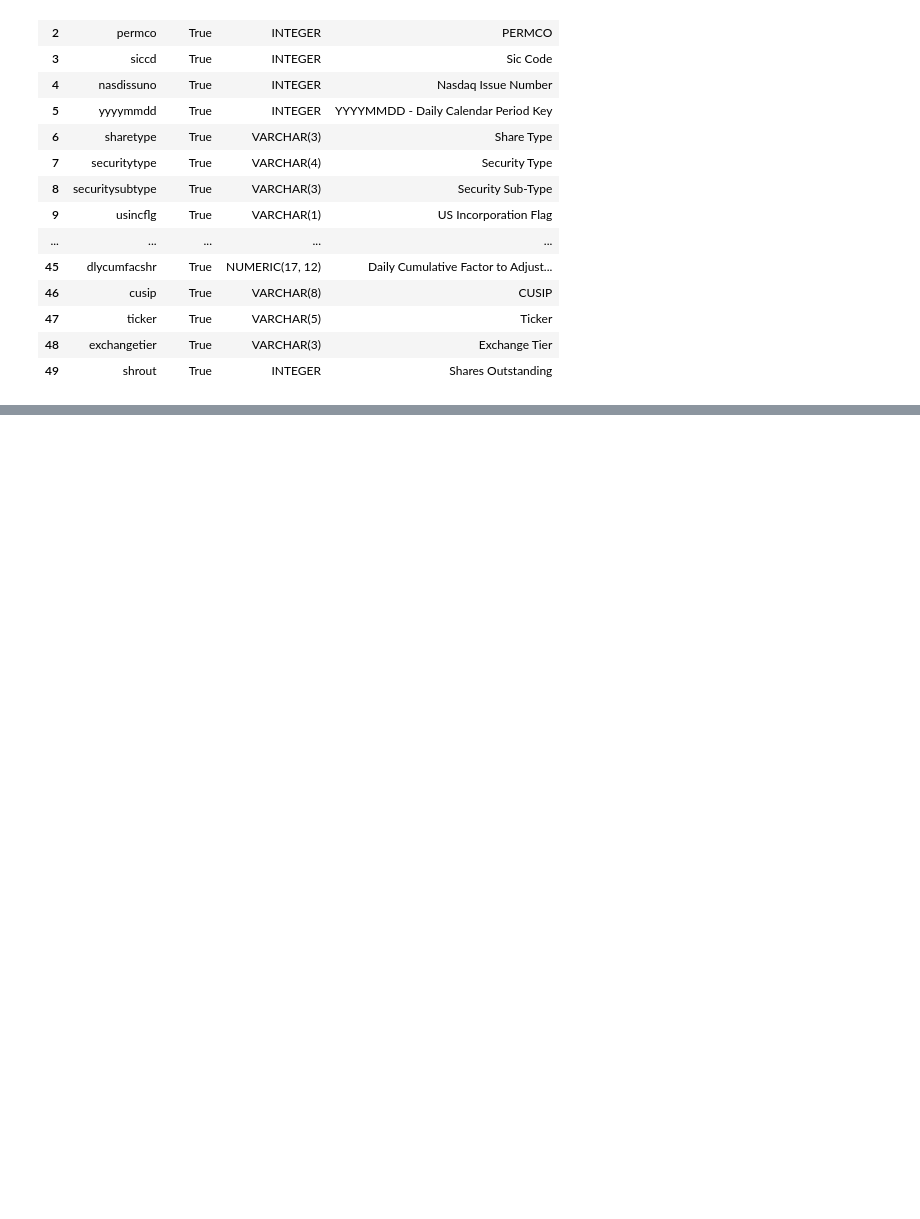
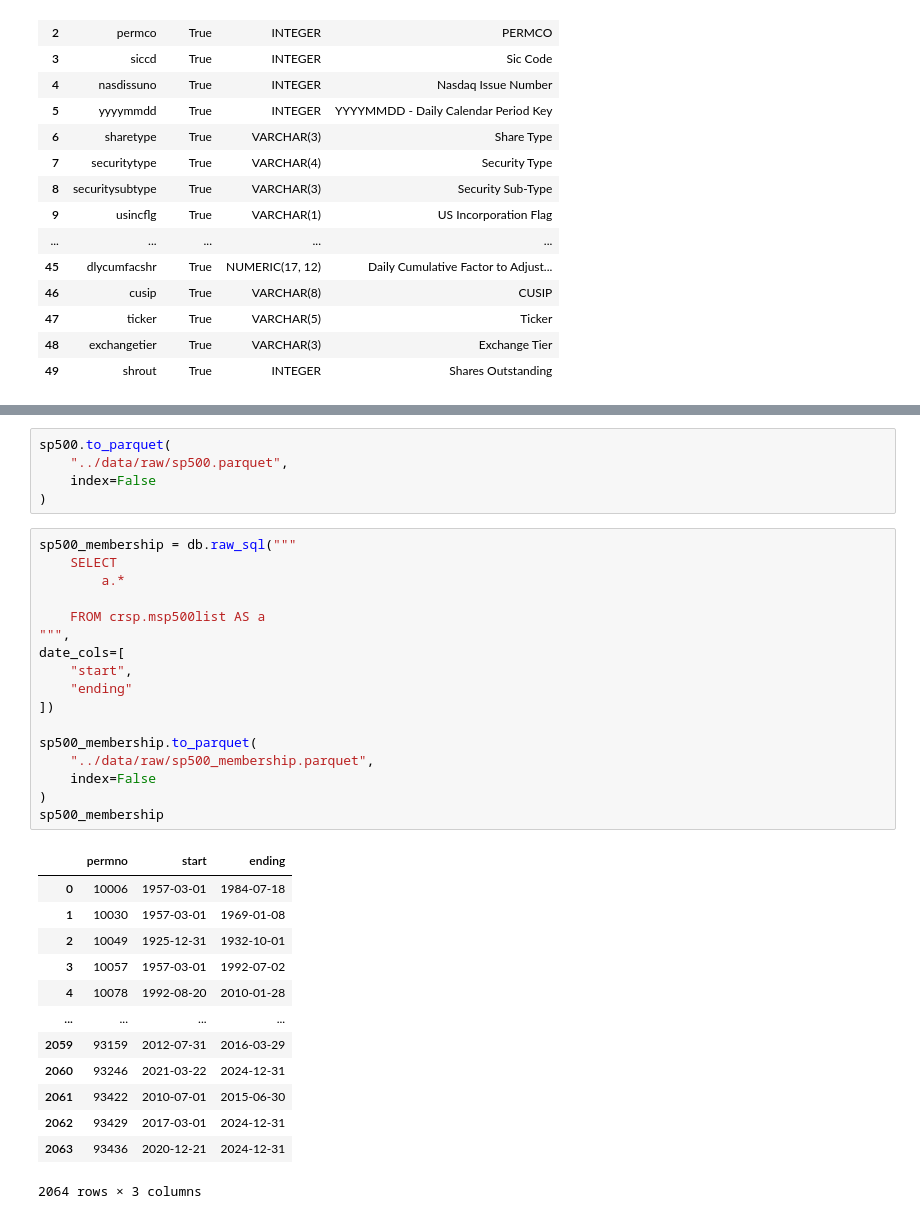
Before and after one commit to G3SILA/SPYBackTest, a Jupyter notebook: notebook/01_connectDB.ipynb, the cells around one changed output, grey strips where cells are left out. Drawn from its saved outputs; the diff is of its cells as text; blank space fills up the shorter version.

```diff
--- a/notebook/01_connectDB.ipynb
+++ b/notebook/01_connectDB.ipynb
@@ -108,0 +130,36 @@ sp500.to_csv("../data/raw/sp500_backup.csv", index=False)
+# %%
+sp500.to_parquet(
+    "../data/raw/sp500.parquet",
+    index=False
+)
+# %%
+sp500_membership = db.raw_sql("""
+    SELECT
+        a.*
+
+    FROM crsp.msp500list AS a
+""",
+date_cols=[
+    "start",
+    "ending"
+])
+
+sp500_membership.to_parquet(
+    "../data/raw/sp500_membership.parquet",
+    index=False
+)
+sp500_membership
+# %% [output]
+|  | permno | start | ending |
+| 0 | 10006 | 1957-03-01 | 1984-07-18 |
+| 1 | 10030 | 1957-03-01 | 1969-01-08 |
+| 2 | 10049 | 1925-12-31 | 1932-10-01 |
+| 3 | 10057 | 1957-03-01 | 1992-07-02 |
+| 4 | 10078 | 1992-08-20 | 2010-01-28 |
+| ... | ... | ... | ... |
+| 2059 | 93159 | 2012-07-31 | 2016-03-29 |
+| 2060 | 93246 | 2021-03-22 | 2024-12-31 |
+| 2061 | 93422 | 2010-07-01 | 2015-06-30 |
+| 2062 | 93429 | 2017-03-01 | 2024-12-31 |
+| 2063 | 93436 | 2020-12-21 | 2024-12-31 |
+2064 rows × 3 columns
```
Also changed, not shown: parts of 7 cells of this notebook, 1 other file.
